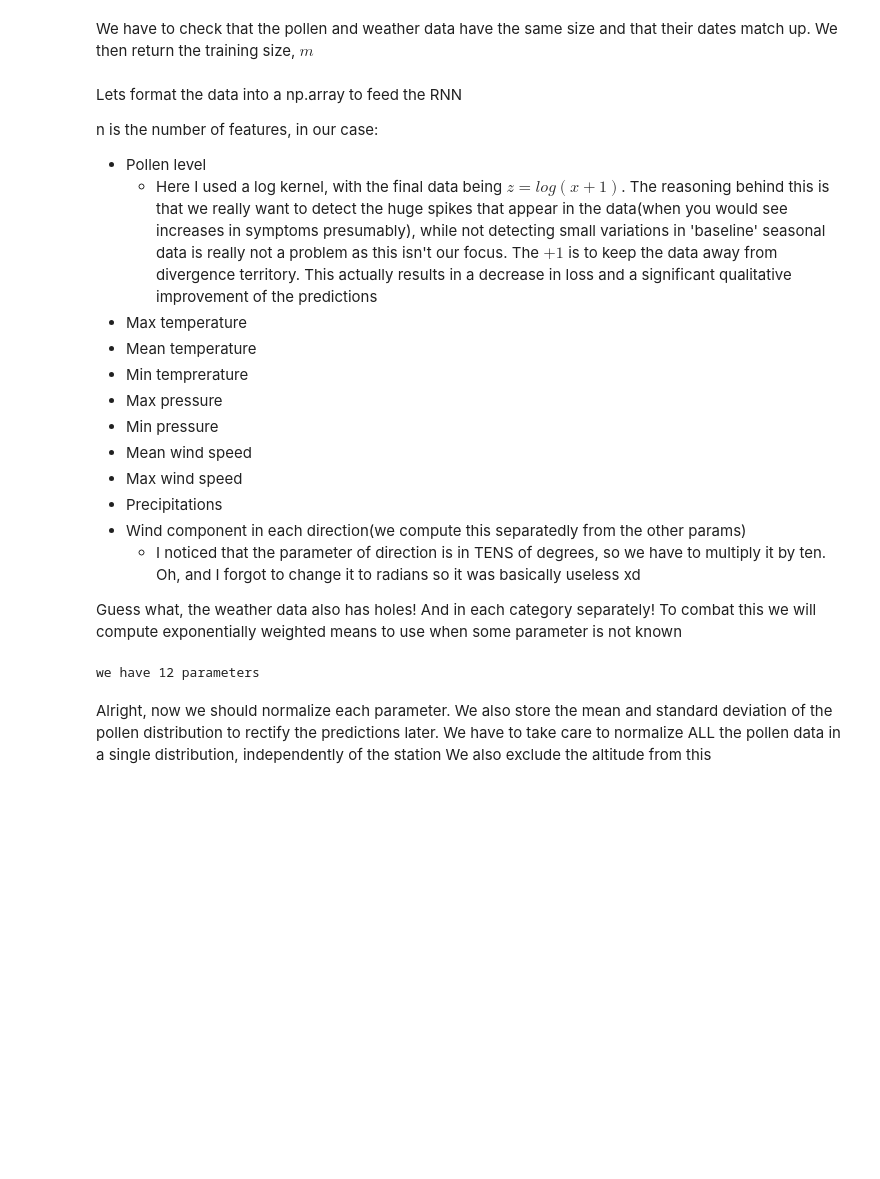
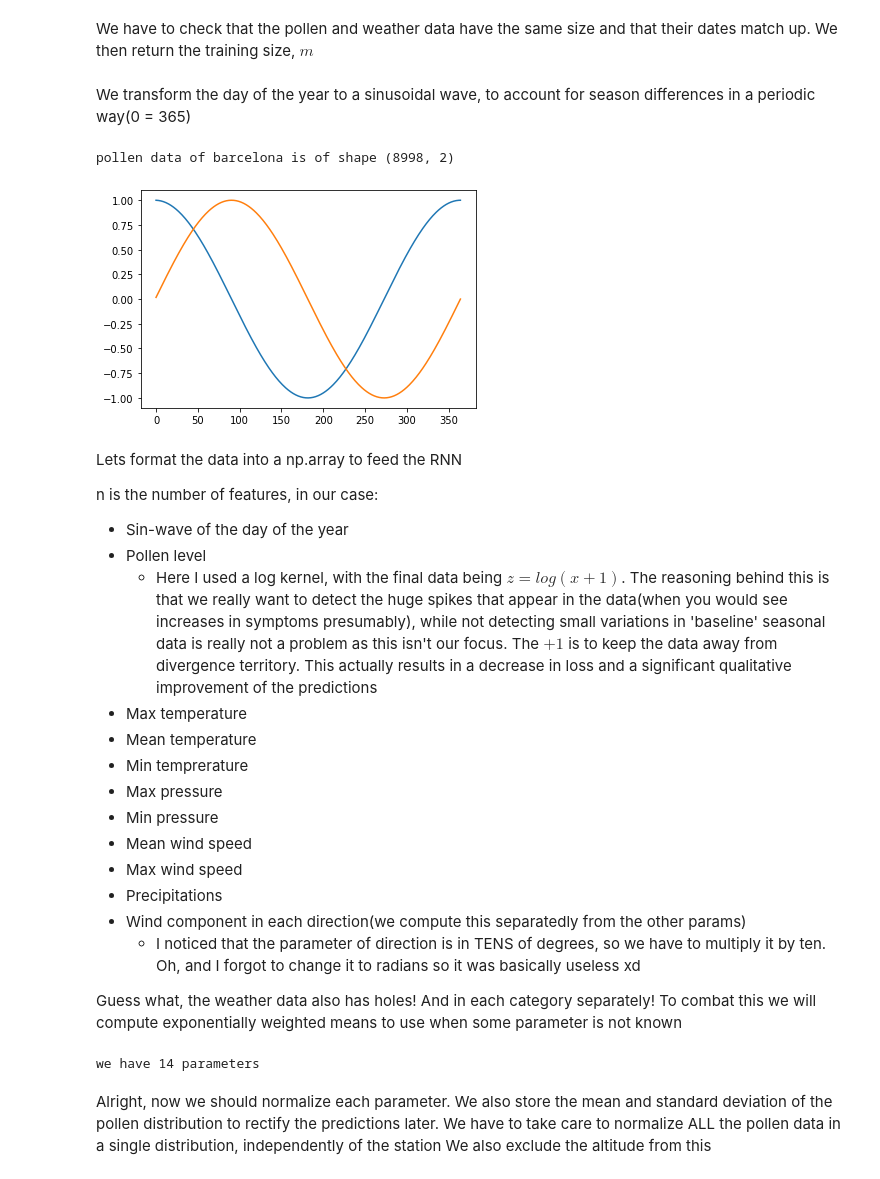
Before and after one commit to bolito2/pollen-forecast, a Jupyter notebook: process_data.ipynb, the cells around one changed output. Drawn from its saved outputs; the diff is of its cells as text; code cells hidden in the pictures; blank space fills up the shorter version.

```diff
--- a/process_data.ipynb
+++ b/process_data.ipynb
@@ -184,11 +184,33 @@ def verify_integrity(pollen_data, weather_data):
         assert(integer_to_date(pollen_data[-(i + 1), 0]) == datetime.strptime(weather_data[-(i + 1)]['fecha'], '%Y-%m-%d').date())
 
     print('YAHOO!')
+# %% [markdown]
+We transform the day of the year to a sinusoidal wave, to account for season differences in a periodic way(0 = 365)
+# %%
+def get_year_position(pollen_dates):
+    m = pollen_dates.shape[0]
+
+    year_position = np.zeros((m, 2))
+
+    for i in range(m):
+        day_of_year = float(integer_to_date(pollen_data[i, 0]).strftime('%j'))
+        year_position[i][0] = math.cos(day_of_year*2*math.pi/365)
+        year_position[i][1] = math.sin(day_of_year*2*math.pi/365)
+    return year_position
+# %%
+pollen_data = get_pollen_data('barcelona')
+
+plt.plot(get_year_position(pollen_data)[:365])
+plt.show()
+# %% [output]
+pollen data of barcelona is of shape (8998, 2)
+[figure, added]
 # %% [markdown]
 Lets format the data into a np.array to feed the RNN
 
 n is the number of features, in our case:
 
+- Sin-wave of the day of the year
 - Pollen level
     - Here I used a log kernel, with the final data being $z = log(x + 1)$. The reasoning behind this is that we really want to detect the huge spikes that appear in the data(when you would see increases in symptoms presumably), while not detecting small variations in 'baseline' seasonal data is really not a problem as this isn't our focus. The $+1$ is to keep the data away from divergence territory. This actually results in a decrease in loss and a significant qualitative improvement of the predictions
 - Max temperature
@@ -205,7 +227,7 @@ n is the number of features, in our case:
 Guess what, the weather data also has holes! And in each category separately!
 To combat this we will compute exponentially weighted means to use when some parameter is not known
 # %%
-params = ['pollen', 'dx', 'dy', 'tmax', 'tmed', 'tmin', 'presMax', 'presMin', 'velmedia', 'racha', 'prec', 'altitud']
+params = ['time_sin','time_cos', 'pollen', 'dx', 'dy', 'tmax', 'tmed', 'tmin', 'presMax', 'presMin', 'velmedia', 'racha', 'prec', 'altitud']
 n = len(params)
 
 print('we have {} parameters'.format(n))
@@ -216,12 +238,14 @@ def process_data(pollen_data, weather_data):
 
     proc_data = np.zeros((m, n), dtype=np.float32)
 
-    proc_data[:, 0] = np.log(pollen_data[:, 1] + 1)
+    proc_data[:, :2] = get_year_position(pollen_data[:, 0])
+    proc_data[:, 2] = np.log(pollen_data[:, 1] + 1)
 
     beta = 0.9
-    exp_means = np.array([0, 0.7, 0.7, 30, 20, 10, 900, 800, 0, 0, 0, 0])*(1 - beta)
+    exp_means = np.zeros(n)
     holes = np.zeros(n, dtype=np.int32)
 
+    straight_data_index = 5
 
     for i in range(m):
         if 'prec' in weather_data[i]:
@@ -231,20 +255,20 @@ def process_data(pollen_data, weather_data):
         if 'dir' in weather_data[i]:
             angle = float(weather_data[i]['dir'].replace(',', '.'))*math.pi/18
 
-            proc_data[i, 1] = math.cos(angle)
-            proc_data[i, 2] = math.sin(angle)
+            proc_data[i, straight_data_index - 2] = math.cos(angle)
+            proc_data[i, straight_data_index - 1] = math.sin(angle)
 
-            exp_means[1] = beta*exp_means[1] + (1 - beta)*math.cos(angle)
-            exp_means[2] = beta*exp_means[1] + (1 - beta)*math.sin(angle)
+            exp_means[straight_data_index - 2] = beta*exp_means[straight_data_index - 2] + (1 - beta)*math.cos(angle)
+            exp_means[straight_data_index - 1] = beta*exp_means[straight_data_index - 1] + (1 - beta)*math.sin(angle)
         else:
-            proc_data[i, 1] = exp_means[1]/(1-beta**(i + 1))
-            proc_data[i, 2] = exp_means[2]/(1-beta**(i + 1))
+            proc_data[i, straight_data_index - 2] = exp_means[straight_data_index - 2]/(1-beta**(i + 1))
+            proc_data[i, straight_data_index - 1] = exp_means[straight_data_index - 1]/(1-beta**(i + 1))
 
-            holes[1] += 1
-            holes[2] += 1
+            holes[straight_data_index - 2] += 1
+            holes[straight_data_index - 1] += 1
 
         #We start at 3 because we compute wind direction components separately
-        for j in range(3, n):
+        for j in range(straight_data_index, n):
             if params[j] in weather_data[i]:
                 try:
                     proc_data[i, j] = float(weather_data[i][params[j]].replace(',', '.'))
@@ -267,7 +291,7 @@ def process_data(pollen_data, weather_data):
     print('-----------------------------------')
     return proc_data
 # %% [output]
-we have 12 parameters
+we have 14 parameters
 # %% [markdown]
 Alright, now we should normalize each parameter. We also store the mean and standard deviation of the pollen distribution to rectify the predictions later. We have to take care to normalize ALL the pollen data in a single distribution, independently of the station We also exclude the altitude from this
 # %% [markdown]
```
Also changed, not shown: parts of 19 cells of this notebook, 3 other files.
